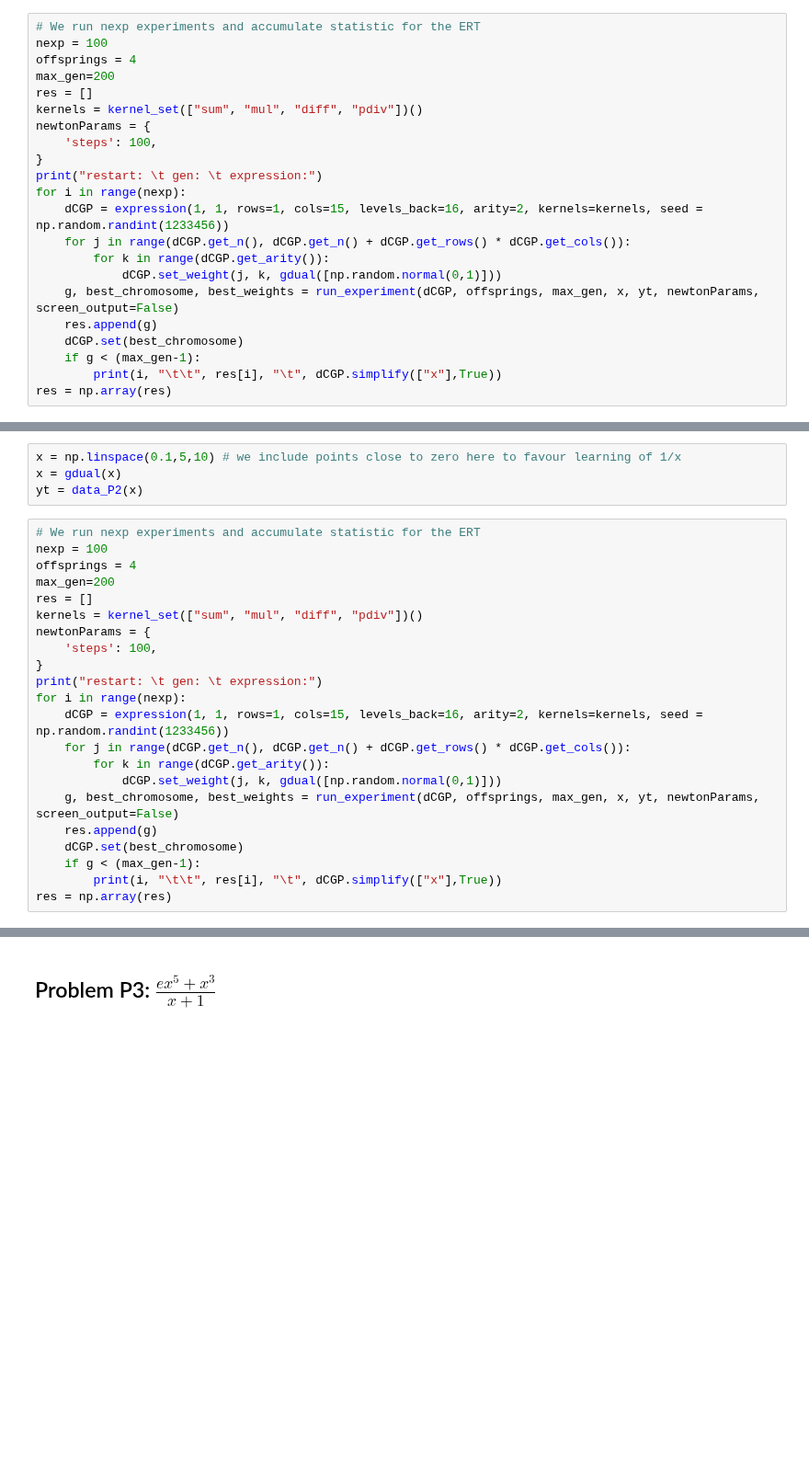
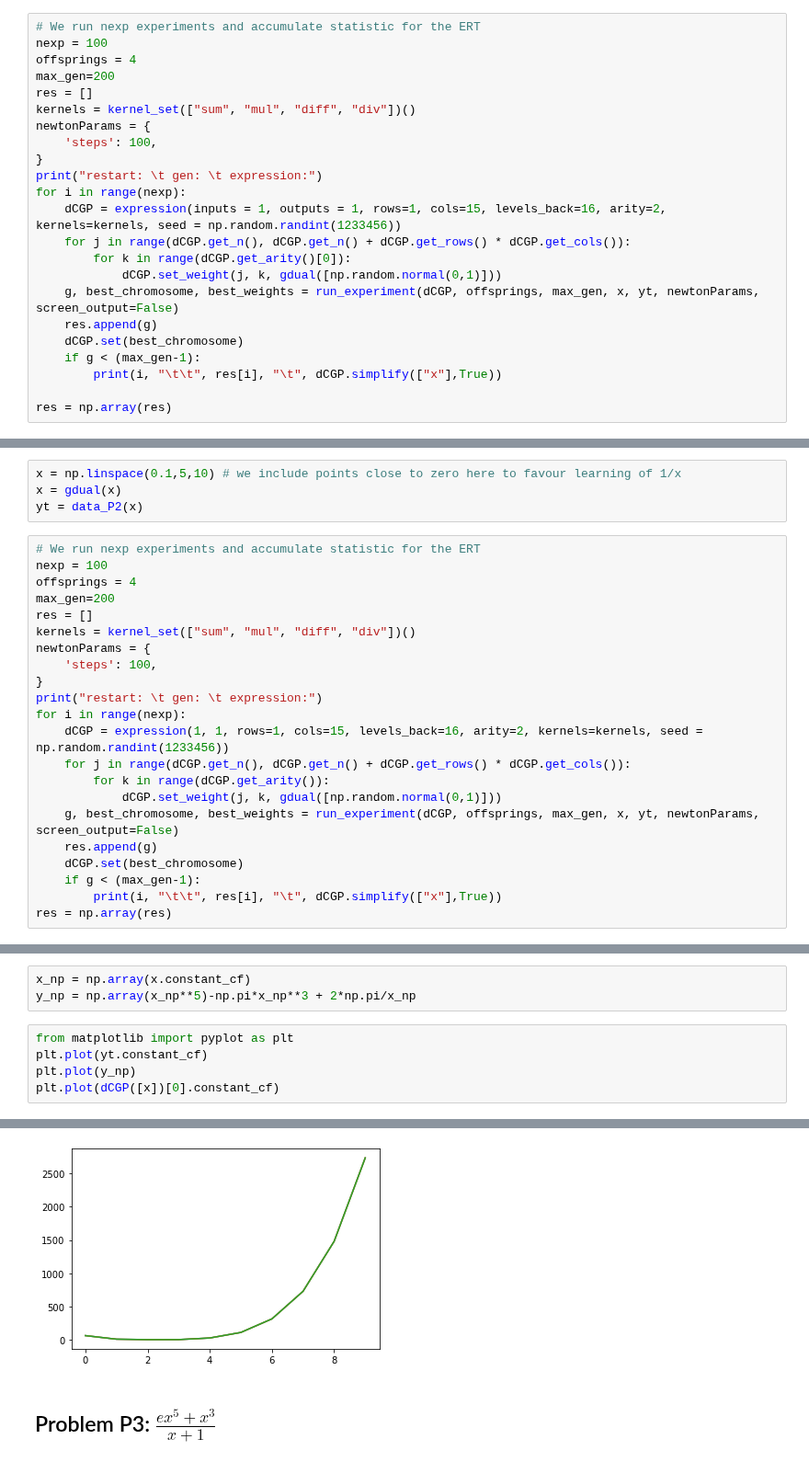
Before and after one commit to darioizzo/dcgp, a Jupyter notebook: doc/sphinx/notebooks/weighted_symbolic_regression.ipynb, the cells around one changed output, grey strips where cells are left out. Shown at 92% size. Saved outputs shown, nothing was run; the diff lists cells and outputs as text; blank space fills up the shorter version.

```diff
--- a/doc/sphinx/notebooks/weighted_symbolic_regression.ipynb
+++ b/doc/sphinx/notebooks/weighted_symbolic_regression.ipynb
@@ -190,19 +190,20 @@ nexp = 100
 offsprings = 4
 max_gen=200
 res = []
-kernels = kernel_set(["sum", "mul", "diff", "pdiv"])()
+kernels = kernel_set(["sum", "mul", "diff", "div"])()
 newtonParams = {
     'steps': 100,
 }
 print("restart: \t gen: \t expression:")
 for i in range(nexp):
-    dCGP = expression(1, 1, rows=1, cols=15, levels_back=16, arity=2, kernels=kernels, seed = np.random.randint(1233456))
+    dCGP = expression(inputs = 1, outputs = 1, rows=1, cols=15, levels_back=16, arity=2, kernels=kernels, seed = np.random.randint(1233456))
     for j in range(dCGP.get_n(), dCGP.get_n() + dCGP.get_rows() * dCGP.get_cols()):
-        for k in range(dCGP.get_arity()):
+        for k in range(dCGP.get_arity()[0]):
             dCGP.set_weight(j, k, gdual([np.random.normal(0,1)]))
     g, best_chromosome, best_weights = run_experiment(dCGP, offsprings, max_gen, x, yt, newtonParams, screen_output=False)
     res.append(g)
     dCGP.set(best_chromosome)
     if g < (max_gen-1):
         print(i, "\t\t", res[i], "\t", dCGP.simplify(["x"],True))
+
 res = np.array(res)
@@ -221,7 +260,7 @@ nexp = 100
 offsprings = 4
 max_gen=200
 res = []
-kernels = kernel_set(["sum", "mul", "diff", "pdiv"])()
+kernels = kernel_set(["sum", "mul", "diff", "div"])()
 newtonParams = {
     'steps': 100,
 }
@@ -239,0 +293,9 @@ res = np.array(res)
+# %%
+x_np = np.array(x.constant_cf)
+y_np = np.array(x_np**5)-np.pi*x_np**3 + 2*np.pi/x_np
+# %%
+from matplotlib import pyplot as plt
+plt.plot(yt.constant_cf)
+plt.plot(y_np)
+plt.plot(dCGP([x])[0].constant_cf)
+# %% [output]
@@ -240,3 +303,4 @@ res = np.array(res)
+[figure, added]
 # %% [markdown]
 ## Problem P3: $\frac{e x^5 + x^3}{x + 1}$
 # %%
```
Also changed, not shown: parts of 19 cells of this notebook, 9 other files.
